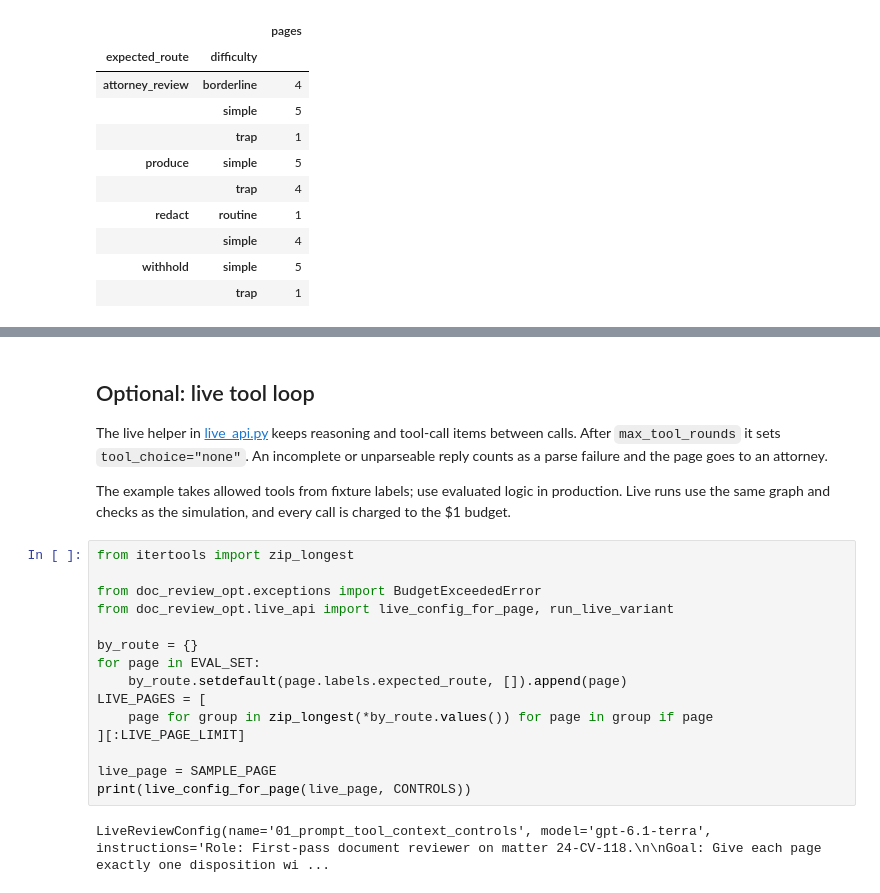
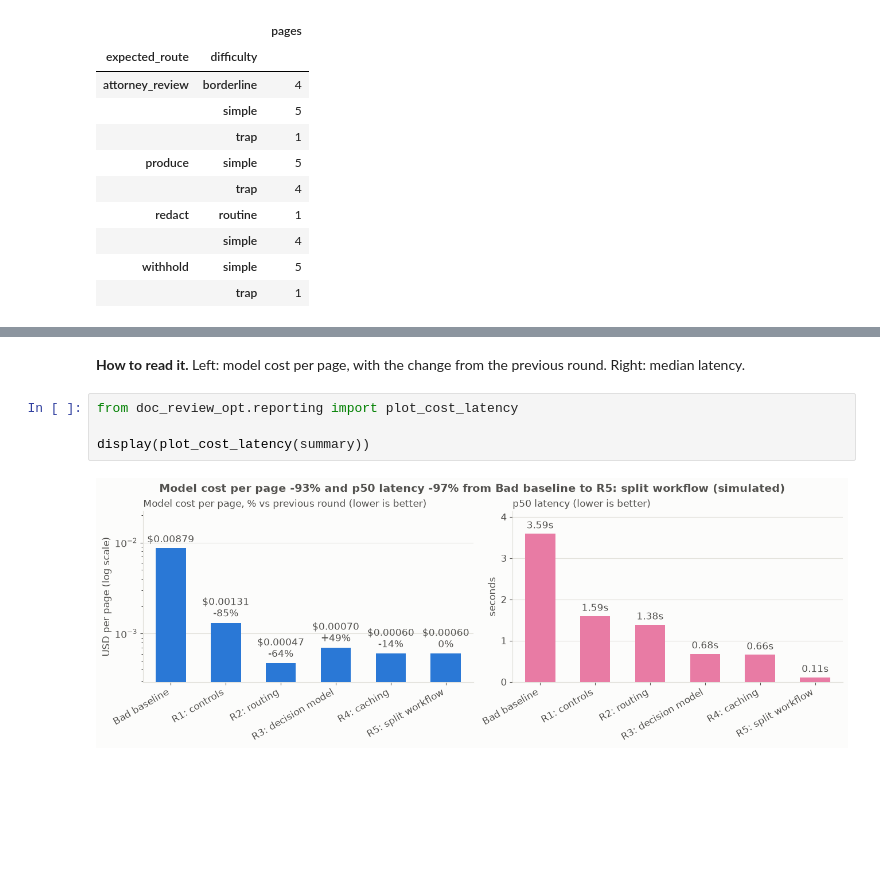
Before and after one commit to gduchidze-ship-it/datafest-agent-opt, a Jupyter notebook: notebooks/optimizing_document_review_agents_for_cost_and_quality.ipynb, the cells around one changed output, grey strips where cells are left out. Cells and saved outputs as stored; diff of their text form; blank space fills up the shorter version.

```diff
--- a/notebooks/optimizing_document_review_agents_for_cost_and_quality.ipynb
+++ b/notebooks/optimizing_document_review_agents_for_cost_and_quality.ipynb
@@ -557,23 +449,8 @@ def quality_gate(previous, current):
 # %% [markdown]
-## Optional: live tool loop
-
-The live helper in [live_api.py](../src/doc_review_opt/live_api.py) keeps reasoning and tool-call items between calls. After `max_tool_rounds` it sets `tool_choice="none"`. An incomplete or unparseable reply counts as a parse failure and the page goes to an attorney.
-
-The example takes allowed tools from fixture labels; use evaluated logic in production. Live runs use the same graph and checks as the simulation, and every call is charged to the $1 budget.
+**How to read it.** Left: model cost per page, with the change from the previous round. Right: median latency.
 # %%
-from itertools import zip_longest
+from doc_review_opt.reporting import plot_cost_latency
 
-from doc_review_opt.exceptions import BudgetExceededError
-from doc_review_opt.live_api import live_config_for_page, run_live_variant
-
-by_route = {}
-for page in EVAL_SET:
-    by_route.setdefault(page.labels.expected_route, []).append(page)
-LIVE_PAGES = [
-    page for group in zip_longest(*by_route.values()) for page in group if page
-][:LIVE_PAGE_LIMIT]
-
-live_page = SAMPLE_PAGE
-print(live_config_for_page(live_page, CONTROLS))
+display(plot_cost_latency(summary))
 # %% [output]
-LiveReviewConfig(name='01_prompt_tool_context_controls', model='gpt-6.1-terra', instructions='Role: First-pass document reviewer on matter 24-CV-118.\n\nGoal: Give each page exactly one disposition wi ...
+[figure, added]
```
Also changed, not shown: parts of 212 cells of this notebook, 13 other files.
